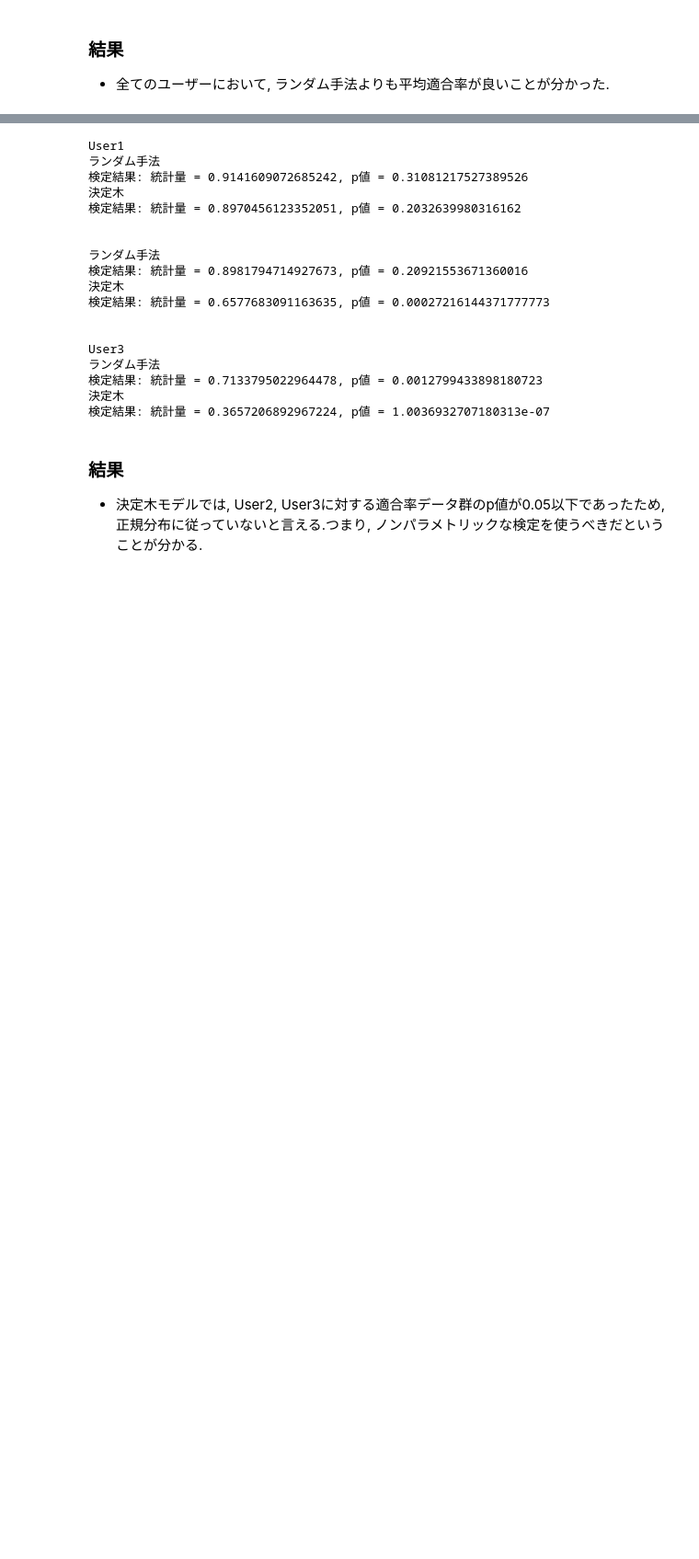
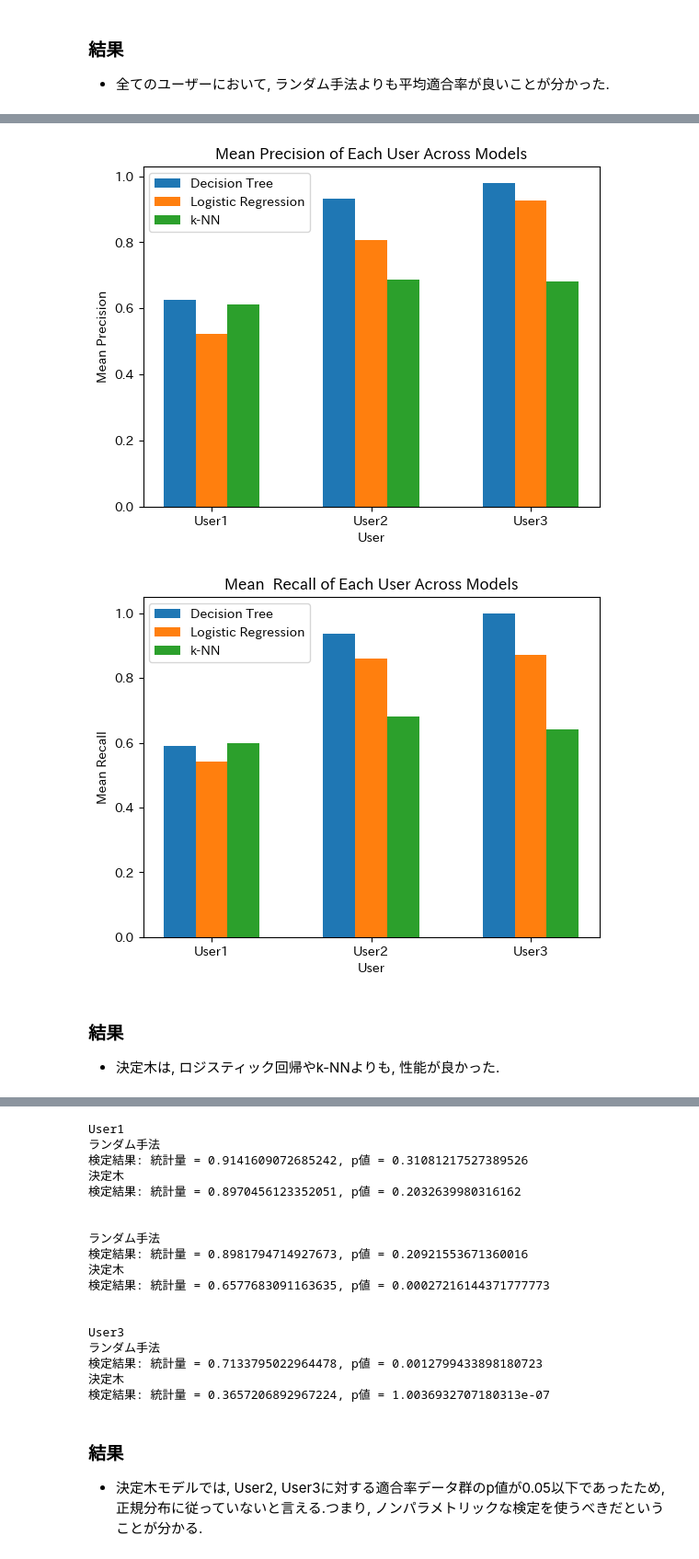
Before and after one commit to Ryosuke1025/RecommenderAlgorithm, a Jupyter notebook: recommender.ipynb, the cells around one changed output, grey strips where cells are left out. Shown at 92% size. Drawn from its saved outputs; the diff is of its cells as text; code cells hidden in the pictures; blank space fills up the shorter version.

```diff
--- a/recommender.ipynb
+++ b/recommender.ipynb
@@ -134 +302,57 @@ Mean Random Precision across all folds: 0.49000000000000005
+# %%
+# ユーザー名を取得
+user_names = ['User1', 'User2', 'User3']
+
+# 各モデルの名前を取得
+model_names = list(models.keys())
+
+# 各ユーザーの結果から平均適合率を取得
+def get_mean_precision(user_results):
+    return [np.mean(user_results[model]['Precision']) for model in model_names]
+
+# 各ユーザーの結果から平均適合率を取得
+def get_mean_recall(user_results):
+    return [np.mean(user_results[model]['Recall']) for model in model_names]
+
+user1_precision = get_mean_precision(user1_results)
+user2_precision = get_mean_precision(user2_results)
+user3_precision = get_mean_precision(user3_results)
+
+user1_recall = get_mean_recall(user1_results)
+user2_recall = get_mean_recall(user2_results)
+user3_recall = get_mean_recall(user3_results)
+
+# X軸の位置
+index = np.arange(len(user_names))
+
+# 棒グラフの設定
+bar_width = 0.2
+
+# 各ユーザーの適合率をプロット
+for i, model_name in enumerate(model_names):
+    plt.bar(index + bar_width * i, [user1_precision[i], user2_precision[i], user3_precision[i]], bar_width, label=model_name)
+
+plt.xlabel('User')
+plt.ylabel('Mean Precision')
+plt.title('Mean Precision of Each User Across Models')
+plt.xticks(index + bar_width, user_names)
+plt.legend()
+plt.show()
+
+# 各ユーザーの再現率をプロット
+for i, model_name in enumerate(model_names):
+    plt.bar(index + bar_width * i, [user1_recall[i], user2_recall[i], user3_recall[i]], bar_width, label=model_name)
+
+plt.xlabel('User')
+plt.ylabel('Mean Recall')
+plt.title('Mean  Recall of Each User Across Models')
+plt.xticks(index + bar_width, user_names)
+plt.legend()
+plt.show()
+# %% [output]
+[figure, added]
+[figure, added]
+# %% [markdown]
+### 結果
+- 決定木は, ロジスティック回帰やk-NNよりも, 性能が良かった.
 # %% [markdown]
```
Also changed, not shown: parts of 14 cells of this notebook.
